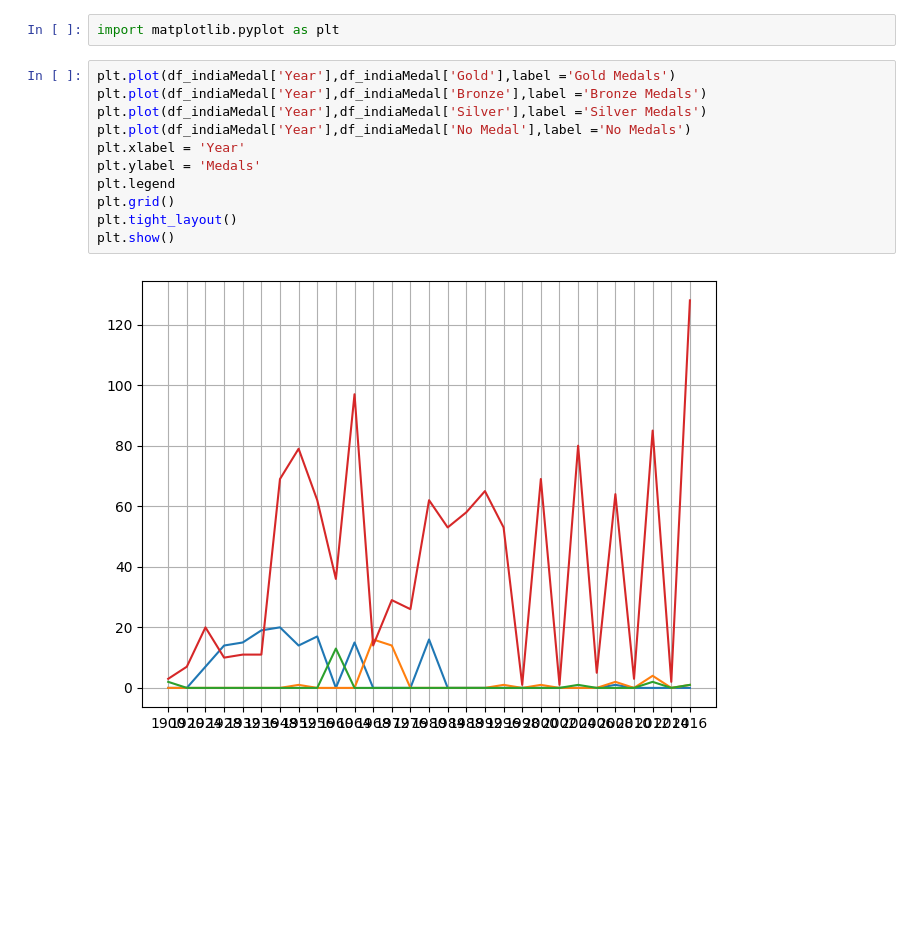
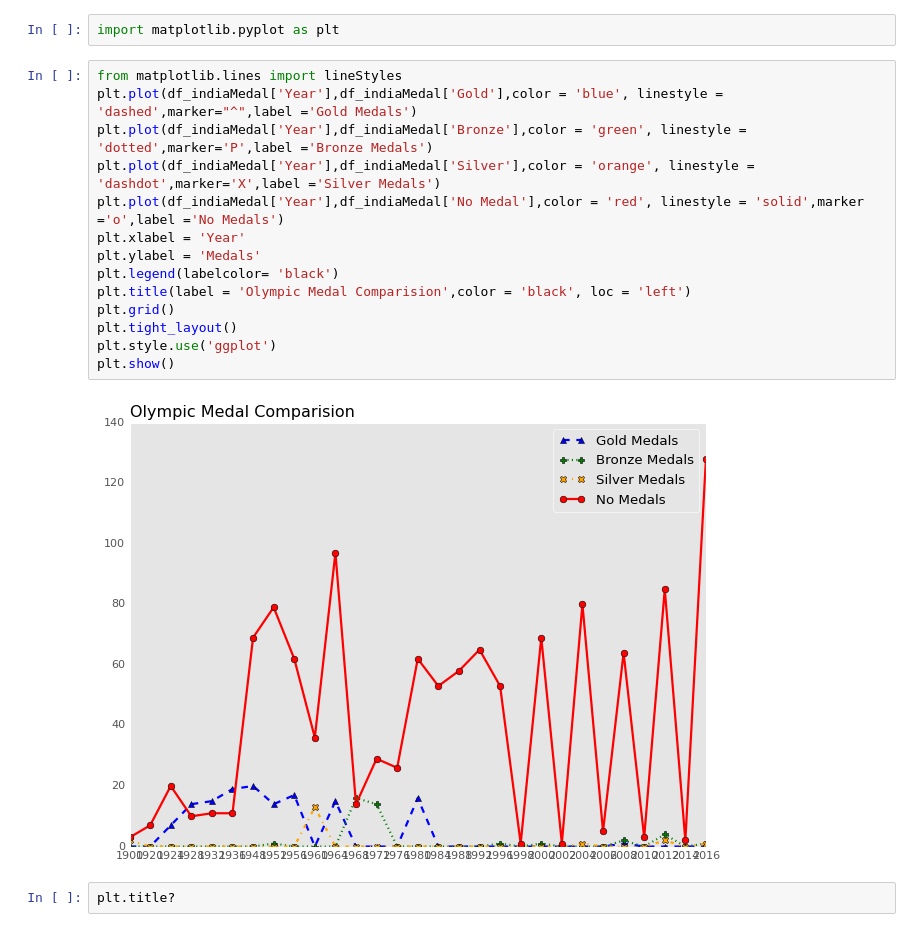
Before and after one commit to saptarshidas219/00-rahul, a Jupyter notebook: olympic.ipynb, the cells around one changed output. Saved outputs shown, nothing was run; the diff lists cells and outputs as text; blank space fills up the shorter version.

```diff
--- a/olympic.ipynb
+++ b/olympic.ipynb
@@ -97,15 +98,20 @@ df_indiaMedal = df_indiaMedal[['Year','Bronze','Gold','Silver','No Medal']]
 # %%
 import matplotlib.pyplot as plt
 # %%
-plt.plot(df_indiaMedal['Year'],df_indiaMedal['Gold'],label ='Gold Medals')
-plt.plot(df_indiaMedal['Year'],df_indiaMedal['Bronze'],label ='Bronze Medals')
-plt.plot(df_indiaMedal['Year'],df_indiaMedal['Silver'],label ='Silver Medals')
-plt.plot(df_indiaMedal['Year'],df_indiaMedal['No Medal'],label ='No Medals')
+from matplotlib.lines import lineStyles
+plt.plot(df_indiaMedal['Year'],df_indiaMedal['Gold'],color = 'blue', linestyle = 'dashed',marker="^",label ='Gold Medals')
+plt.plot(df_indiaMedal['Year'],df_indiaMedal['Bronze'],color = 'green', linestyle = 'dotted',marker='P',label ='Bronze Medals')
+plt.plot(df_indiaMedal['Year'],df_indiaMedal['Silver'],color = 'orange', linestyle = 'dashdot',marker='X',label ='Silver Medals')
+plt.plot(df_indiaMedal['Year'],df_indiaMedal['No Medal'],color = 'red', linestyle = 'solid',marker ='o',label ='No Medals')
 plt.xlabel = 'Year'
 plt.ylabel = 'Medals'
-plt.legend
+plt.legend(labelcolor= 'black')
+plt.title(label = 'Olympic Medal Comparision',color = 'black', loc = 'left')
 plt.grid()
 plt.tight_layout()
+plt.style.use('ggplot')
 plt.show()
 # %% [output]
-[figure, old version]
+[figure, new version]
+# %%
+plt.title?
```
Also changed, not shown: parts of 1 cell of this notebook.
